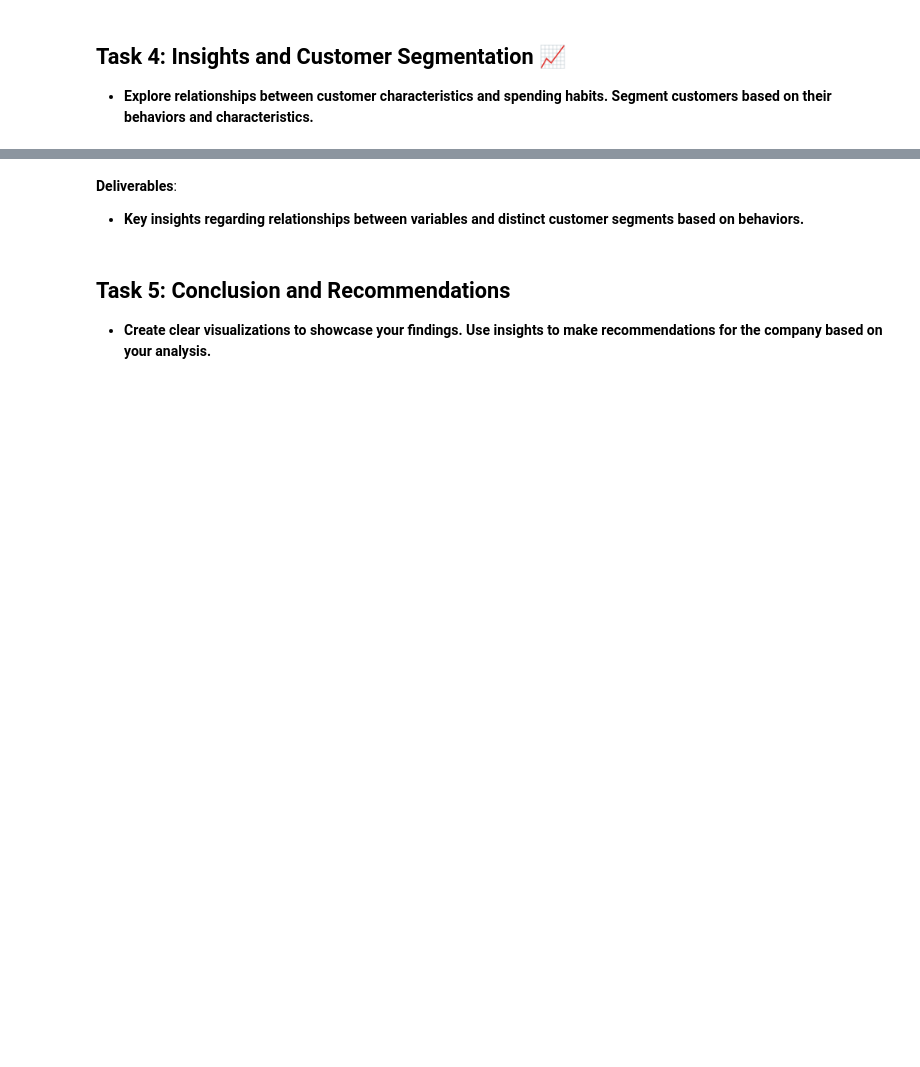
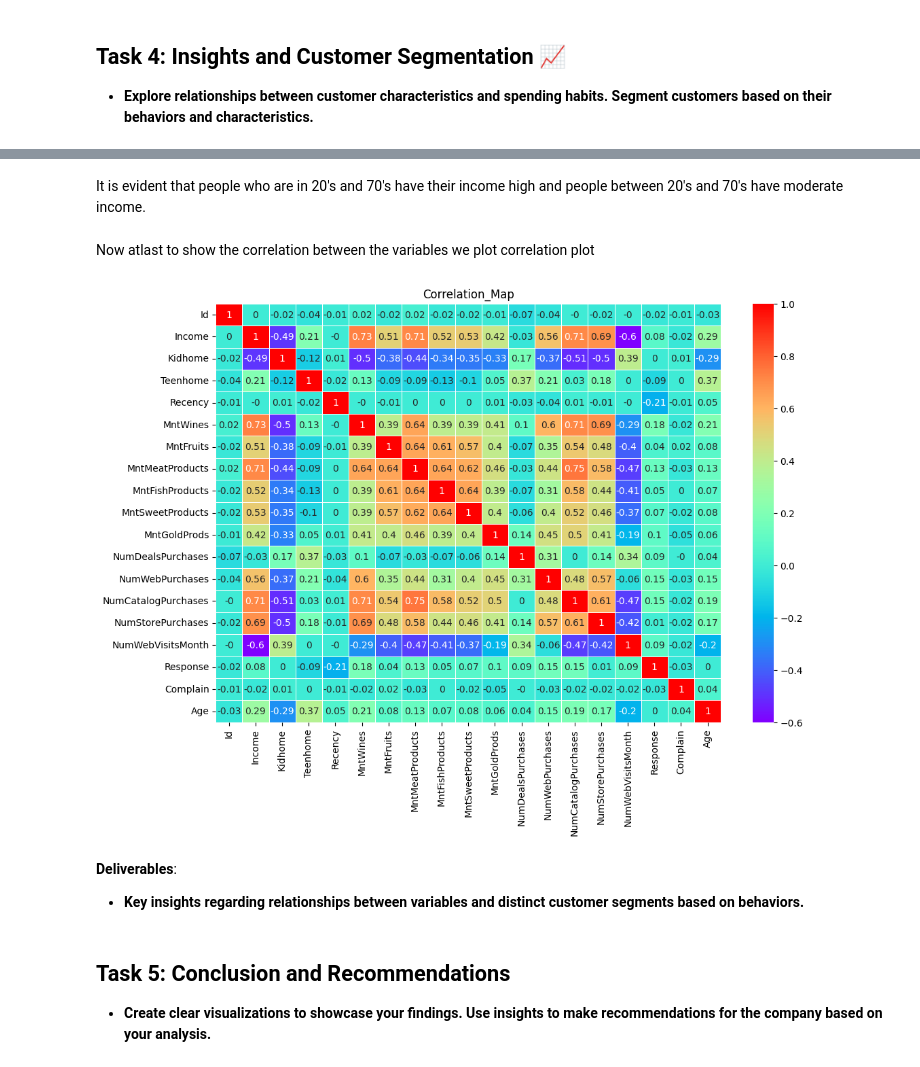
Before and after one commit to Tilak46-R/-Customer-Purchase-Behavior-Analysis-using-Descriptive-Statistics, a Jupyter notebook: Tilak_Assignment_of_Applied_Statistics_Project.ipynb, the cells around one changed output, grey strips where cells are left out. Cells and saved outputs as stored; diff of their text form; code cells hidden in the pictures; blank space fills up the shorter version.

```diff
--- a/Tilak_Assignment_of_Applied_Statistics_Project.ipynb
+++ b/Tilak_Assignment_of_Applied_Statistics_Project.ipynb
@@ -817,3 +734,15 @@ Name: Income_spent, Length: 2240, dtype: float64
+# %% [markdown]
+It is evident that people who are in 20's and 70's have their income high and people between 20's and 70's have moderate income.
+# %% [markdown]
+Now atlast to show the correlation between the variables we plot correlation plot
+# %%
+correlation_matrix = new_df.corr().round(2)
+plt.figure(figsize = (12,8))
+sns.heatmap(correlation_matrix,annot =True, cmap = 'rainbow', linewidths = 0.5)
+plt.title('Correlation_Map')
+plt.show()
+# %% [output]
+[figure, added]
 # %% [markdown]
 **Deliverables**:
 
```
Also changed, not shown: parts of 28 cells of this notebook.
